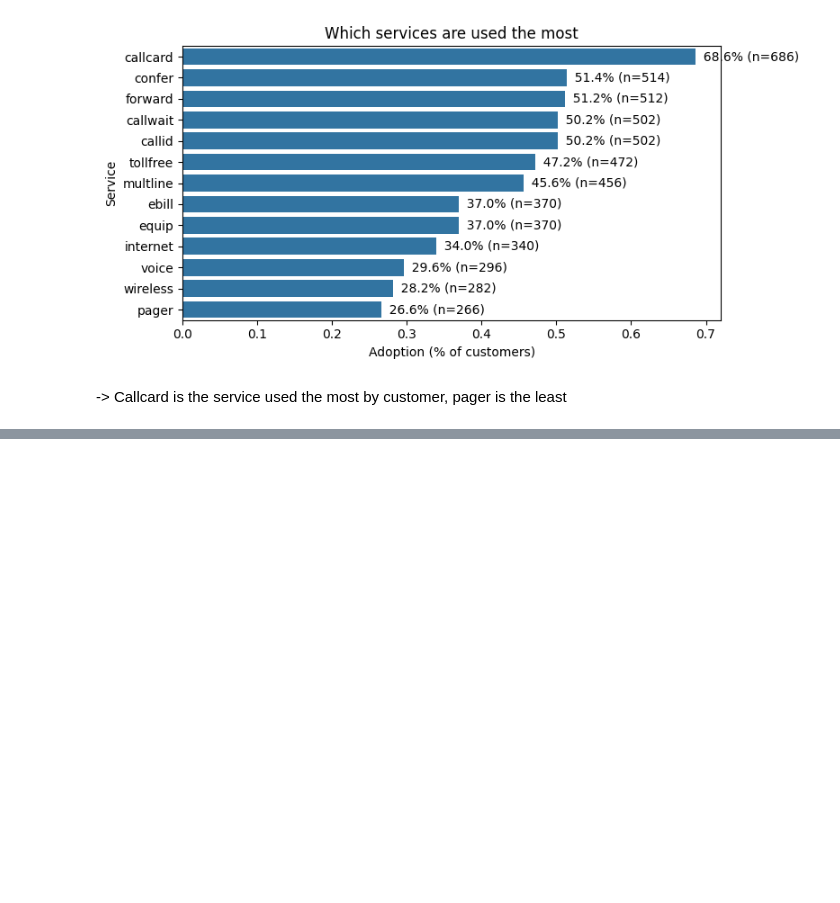
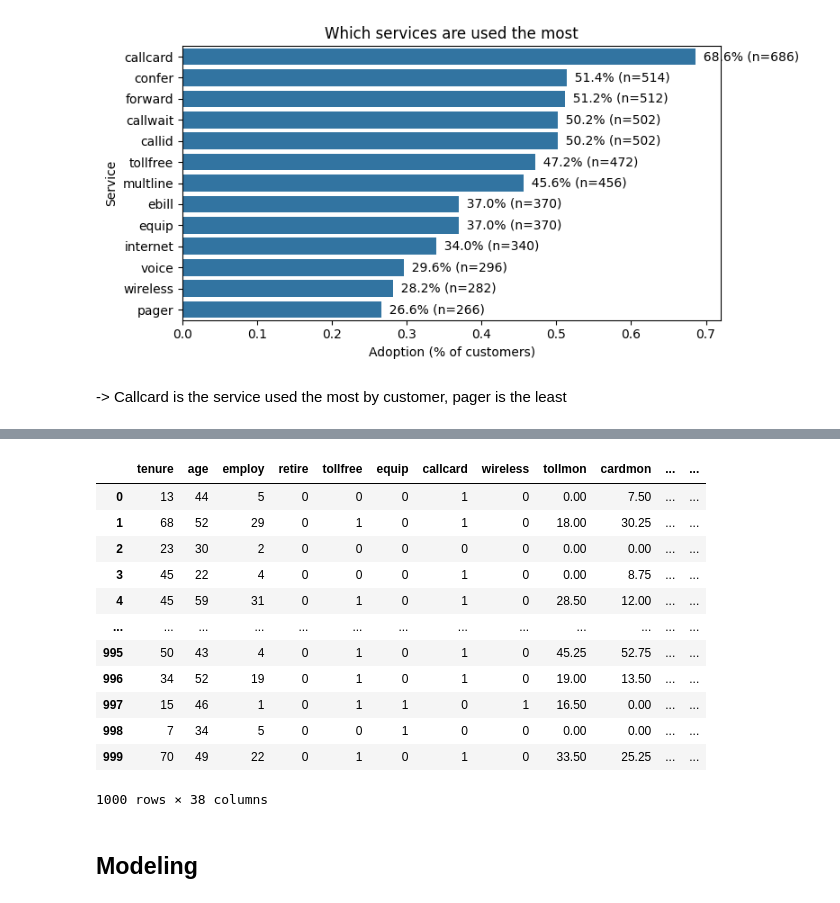
Before and after one commit to markqle/telecomchurning, a Jupyter notebook: TelecomChurning.ipynb, the cells around one changed output, grey strips where cells are left out. Cells and saved outputs as stored; diff of their text form; code cells hidden in the pictures; blank space fills up the shorter version.

```diff
--- a/TelecomChurning.ipynb
+++ b/TelecomChurning.ipynb
@@ -376,0 +480,3 @@ plt.show()
+# %%
+#drop equipmon, wiremon, as the correlation is >0.9
+df = df.drop(columns=['equipmon','wiremon'], errors="ignore")
@@ -376,0 +503,18 @@ plt.show()
+# %%
+X_enc
+# %% [output]
+|  | tenure | age | employ | retire | tollfree | equip | callcard | wireless | tollmon | cardmon | ... | ... |
+| 0 | 13 | 44 | 5 | 0 | 0 | 0 | 1 | 0 | 0.00 | 7.50 | ... | ... |
+| 1 | 68 | 52 | 29 | 0 | 1 | 0 | 1 | 0 | 18.00 | 30.25 | ... | ... |
+| 2 | 23 | 30 | 2 | 0 | 0 | 0 | 0 | 0 | 0.00 | 0.00 | ... | ... |
+| 3 | 45 | 22 | 4 | 0 | 0 | 0 | 1 | 0 | 0.00 | 8.75 | ... | ... |
+| 4 | 45 | 59 | 31 | 0 | 1 | 0 | 1 | 0 | 28.50 | 12.00 | ... | ... |
+| ... | ... | ... | ... | ... | ... | ... | ... | ... | ... | ... | ... | ... |
+| 995 | 50 | 43 | 4 | 0 | 1 | 0 | 1 | 0 | 45.25 | 52.75 | ... | ... |
+| 996 | 34 | 52 | 19 | 0 | 1 | 0 | 1 | 0 | 19.00 | 13.50 | ... | ... |
+| 997 | 15 | 46 | 1 | 0 | 1 | 1 | 0 | 1 | 16.50 | 0.00 | ... | ... |
+| 998 | 7 | 34 | 5 | 0 | 0 | 1 | 0 | 0 | 0.00 | 0.00 | ... | ... |
+| 999 | 70 | 49 | 22 | 0 | 1 | 0 | 1 | 0 | 33.50 | 25.25 | ... | ... |
+1000 rows × 38 columns
+# %% [markdown]
+## **Modeling**
```
Also changed, not shown: parts of 26 cells of this notebook.
